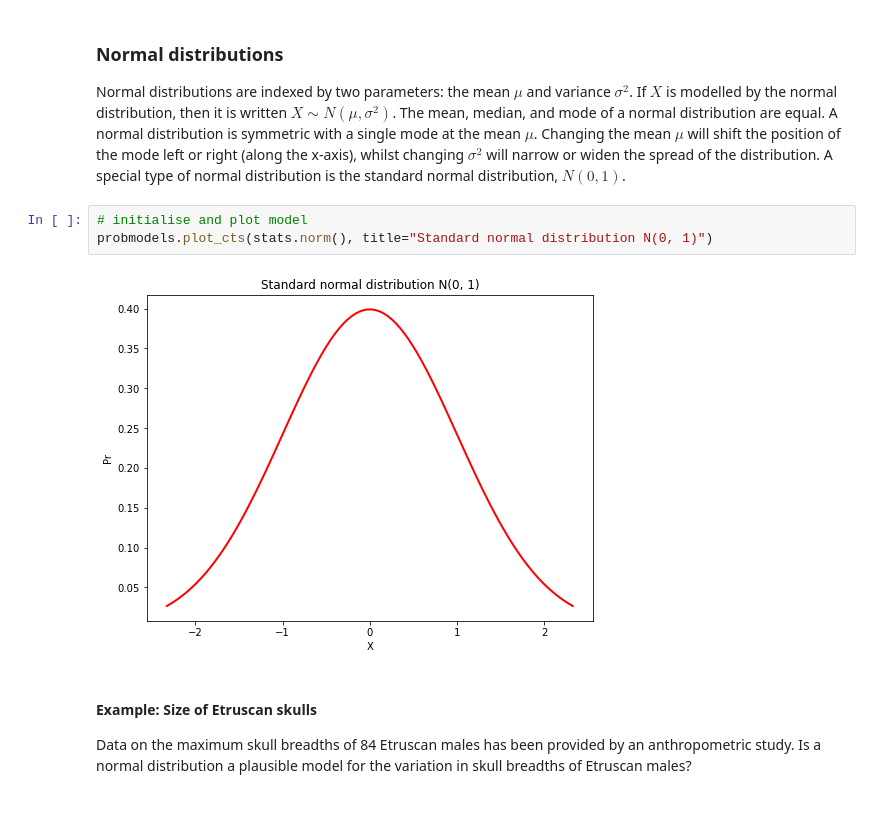
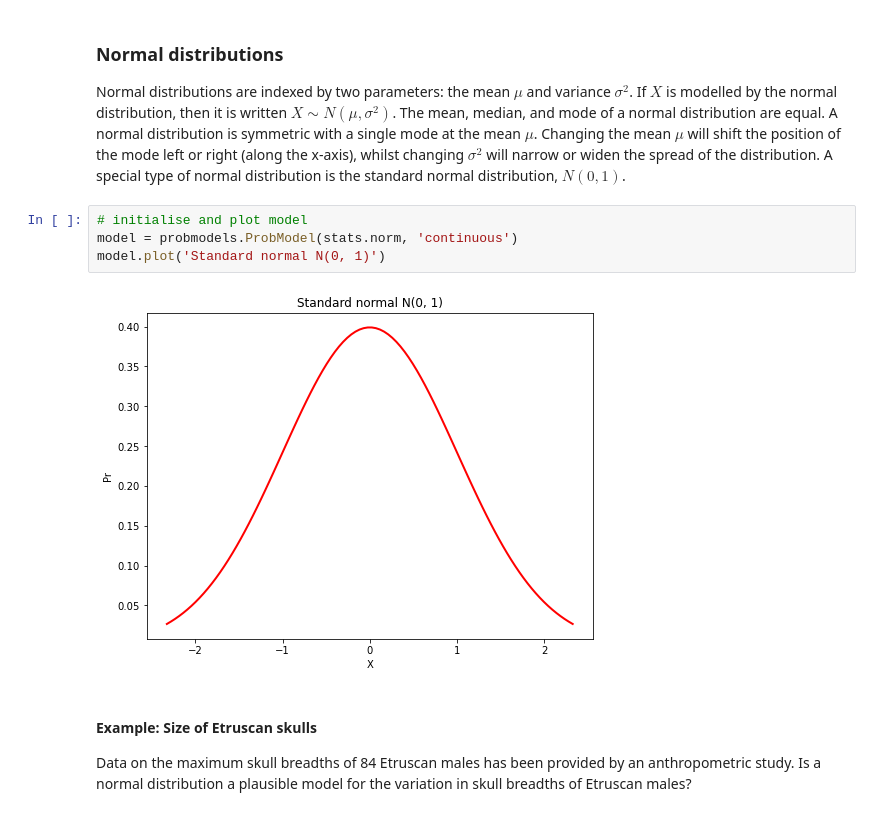
Before and after one commit to ljk233/py_m249, a Jupyter notebook: .jupyter/unit0/03_populations_and_models.ipynb, the cells around one changed output. Saved outputs shown, nothing was run; the diff lists cells and outputs as text.

```diff
--- a/.jupyter/unit0/03_populations_and_models.ipynb
+++ b/.jupyter/unit0/03_populations_and_models.ipynb
@@ -23,9 +23,10 @@ Changing the mean $\mu$ will shift the position of the mode left or right (along
 A special type of normal distribution is the standard normal distribution, $N(0, 1)$.
 # %%
 # initialise and plot model
-probmodels.plot_cts(stats.norm(), title="Standard normal distribution N(0, 1)")
+model = probmodels.ProbModel(stats.norm, 'continuous')
+model.plot('Standard normal N(0, 1)')
 # %% [output]
-[figure, old version]
+[figure, new version]
 # %% [markdown]
 #### Example: Size of Etruscan skulls
 
```
Also changed, not shown: parts of 6 cells of this notebook, 2 other files.
